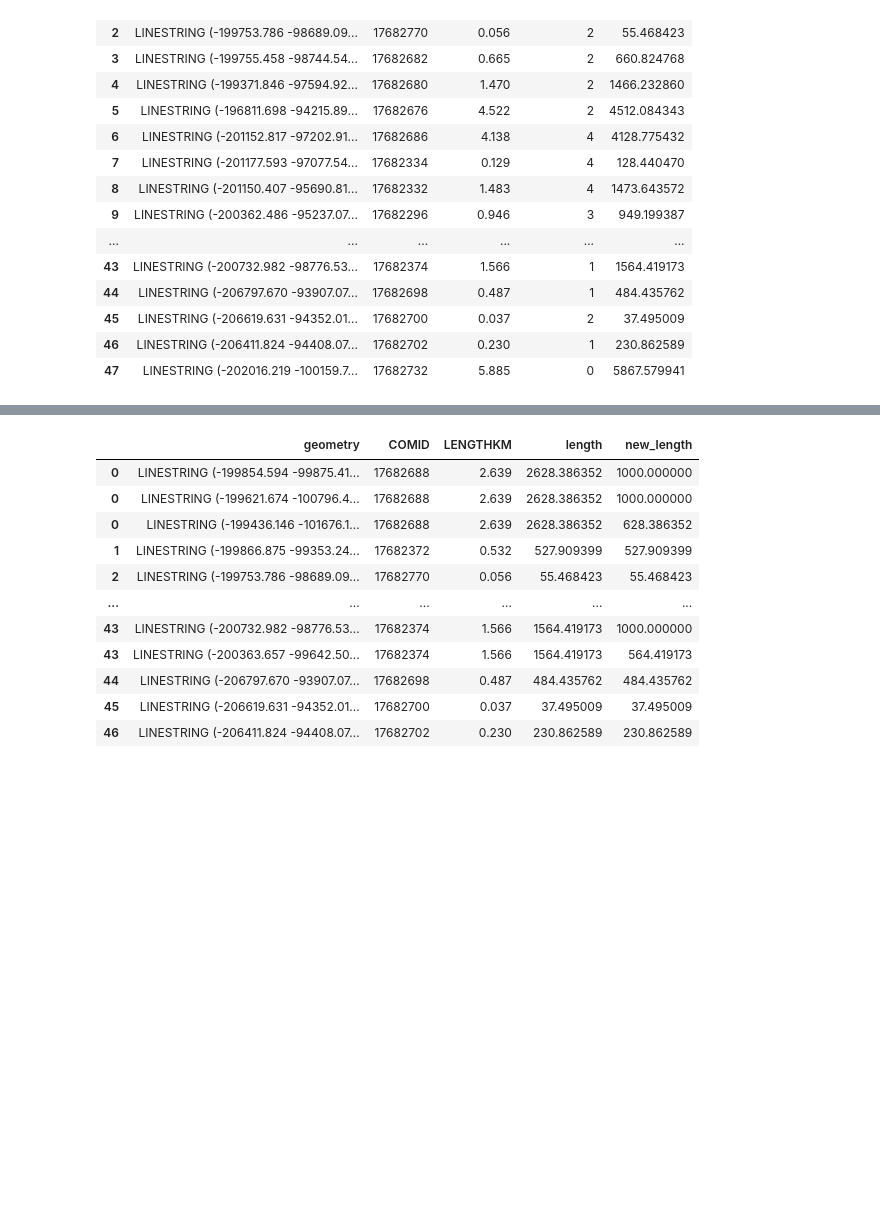
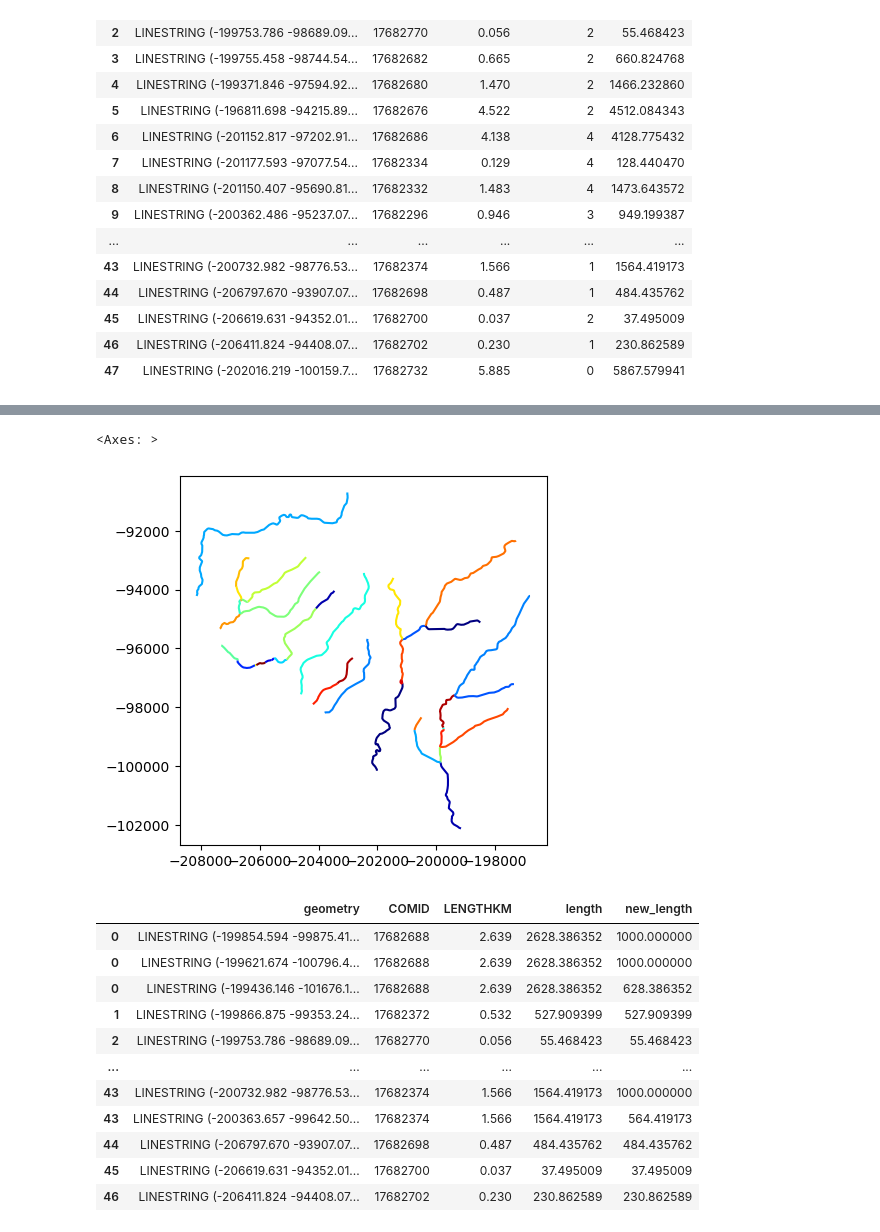
Before and after one commit to avkoehl/valleys, a Jupyter notebook: notebooks/split.ipynb, the cells around one changed output, grey strips where cells are left out. Drawn from its saved outputs; the diff is of its cells as text; code cells hidden in the pictures; blank space fills up the shorter version.

```diff
--- a/notebooks/split.ipynb
+++ b/notebooks/split.ipynb
@@ -77,6 +77,10 @@ flowlines.loc[flowlines['StreamOrde'] == 0].plot(cmap=random_cmap())
 # %%
 # stream order 0 seems to be coastline, filter those out
 flowlines = flowlines.loc[flowlines['StreamOrde'] != 0]
+flowlines['geometry'].plot(cmap=random_cmap(25))
+# %% [output]
+<Axes: >
+[figure, added]
 # %%
 def segment(line, length=500, method="remainder"):
     # https://gis.stackexchange.com/questions/386482/splitting-line-geodataframe-basing-on-given-lengths/386527#386527
```
Also changed, not shown: parts of 1 cell of this notebook, 5 other files.
